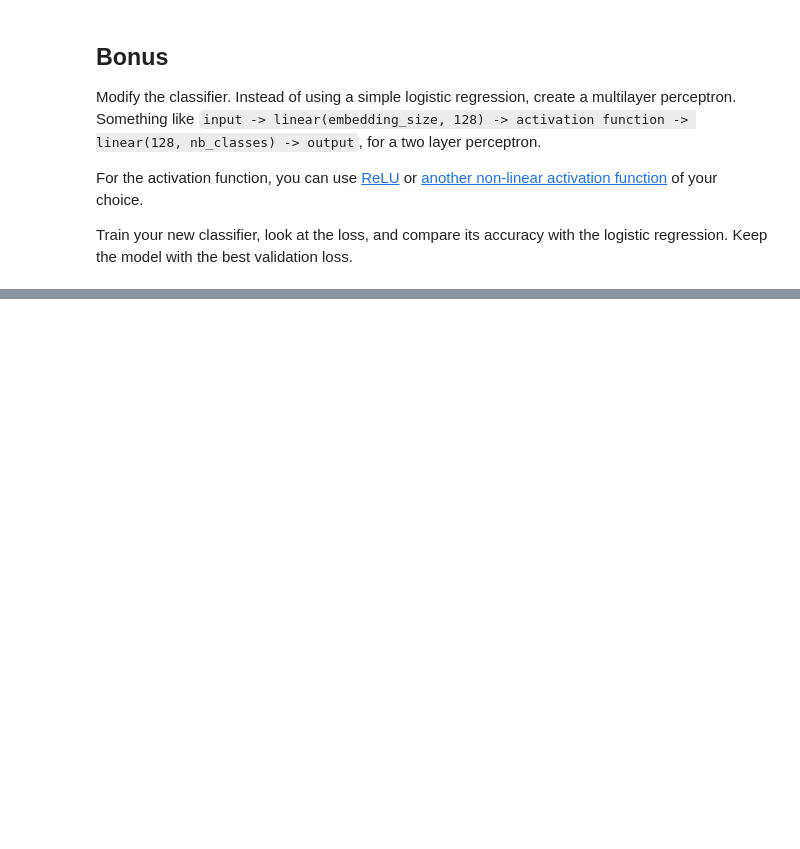
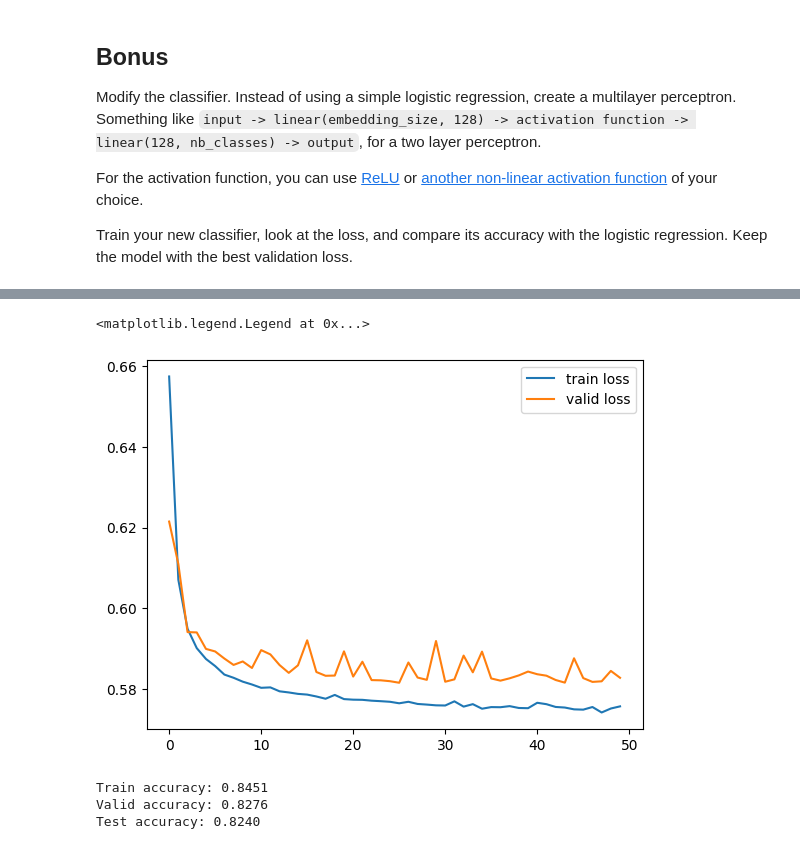
Before and after one commit to QuentinFISCH/nlp1-lab2, a Jupyter notebook: lab04/fill_your_own_glove.ipynb, the cells around one changed output, grey strips where cells are left out. Saved outputs shown, nothing was run; the diff lists cells and outputs as text; code cells hidden in the pictures; blank space fills up the shorter version.

```diff
--- a/lab04/fill_your_own_glove.ipynb
+++ b/lab04/fill_your_own_glove.ipynb
@@ -264,3 +425,36 @@ Modify the classifier. Instead of using a simple logistic regression, create a m
 For the activation function, you can use [ReLU](https://pytorch.org/docs/stable/generated/torch.nn.ReLU.html#torch.nn.ReLU) or [another non-linear activation function](https://pytorch.org/docs/stable/nn.html#non-linear-activations-weighted-sum-nonlinearity) of your choice.
 
 Train your new classifier, look at the loss, and compare its accuracy with the logistic regression. Keep the model with the best validation loss.
+# %%
+import torch.nn.functional as F
+
+class MLPClassifier(nn.Module):
+    """
+    A simple MLP classifier.
+    """
+
+    def __init__(self, embedding_size: int, nb_classes: int) -> None:
+        """
+        Args:
+            embedding_size: the dimension of the input embeddings.
+            nb_classes: the output dimension.
+        """
+        super().__init__()
+        self.linear1 = nn.Linear(embedding_size, 128)
+        self.linear2 = nn.Linear(128, nb_classes)
+
+    def forward(self, x: torch.Tensor) -> torch.Tensor:
+        """
+        Args:
+            x: an input tensor
+        Returns:
+            Logits.
+        """
+        x = self.linear1(x)
+        x = F.relu(x)
+        x = self.linear2(x)
+        return x
+# %%
+model_mlpc = MLPClassifier(300, 1)
+criterion_mlpc = nn.BCEWithLogitsLoss()
+optimizer_mlpc = torch.optim.Adam(model_mlpc.parameters())
@@ -266,0 +519,15 @@ Train your new classifier, look at the loss, and compare its accuracy with the l
+# %%
+plt.plot(train_losses_mlpc, label="train loss")
+plt.plot(valid_losses_mlpc, label="valid loss")
+plt.legend()
+# %% [output]
+<matplotlib.legend.Legend at 0x...>
+[figure, added]
+# %%
+print(f"Train accuracy: {accuracy(best_model_mlpc, train_gen):.4f}")
+print(f"Valid accuracy: {accuracy(best_model_mlpc, valid_gen):.4f}")
+print(f"Test accuracy: {accuracy(best_model_mlpc, test_gen):.4f}")
+# %% [output]
+Train accuracy: 0.8451
+Valid accuracy: 0.8276
+Test accuracy: 0.8240
```
Also changed, not shown: parts of 28 cells of this notebook.
